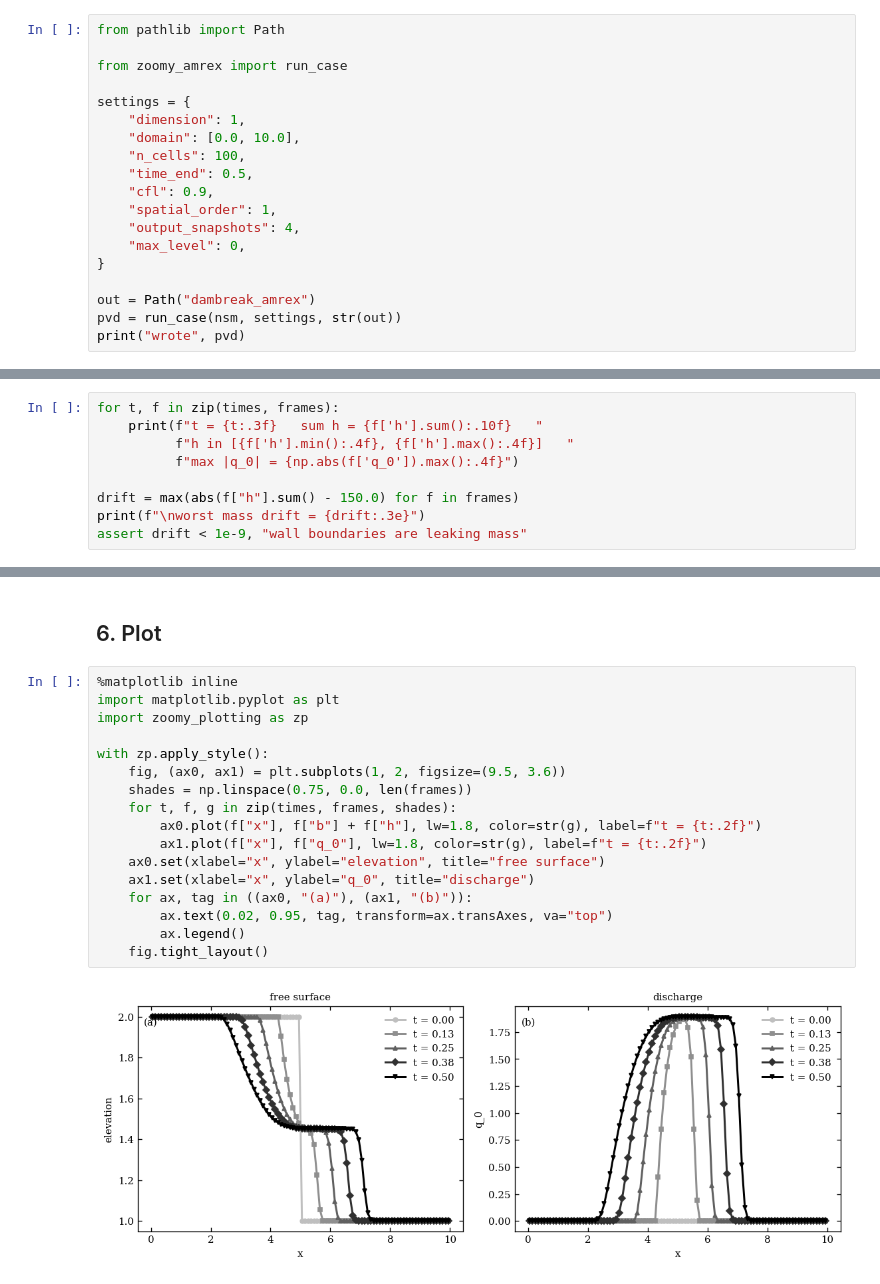
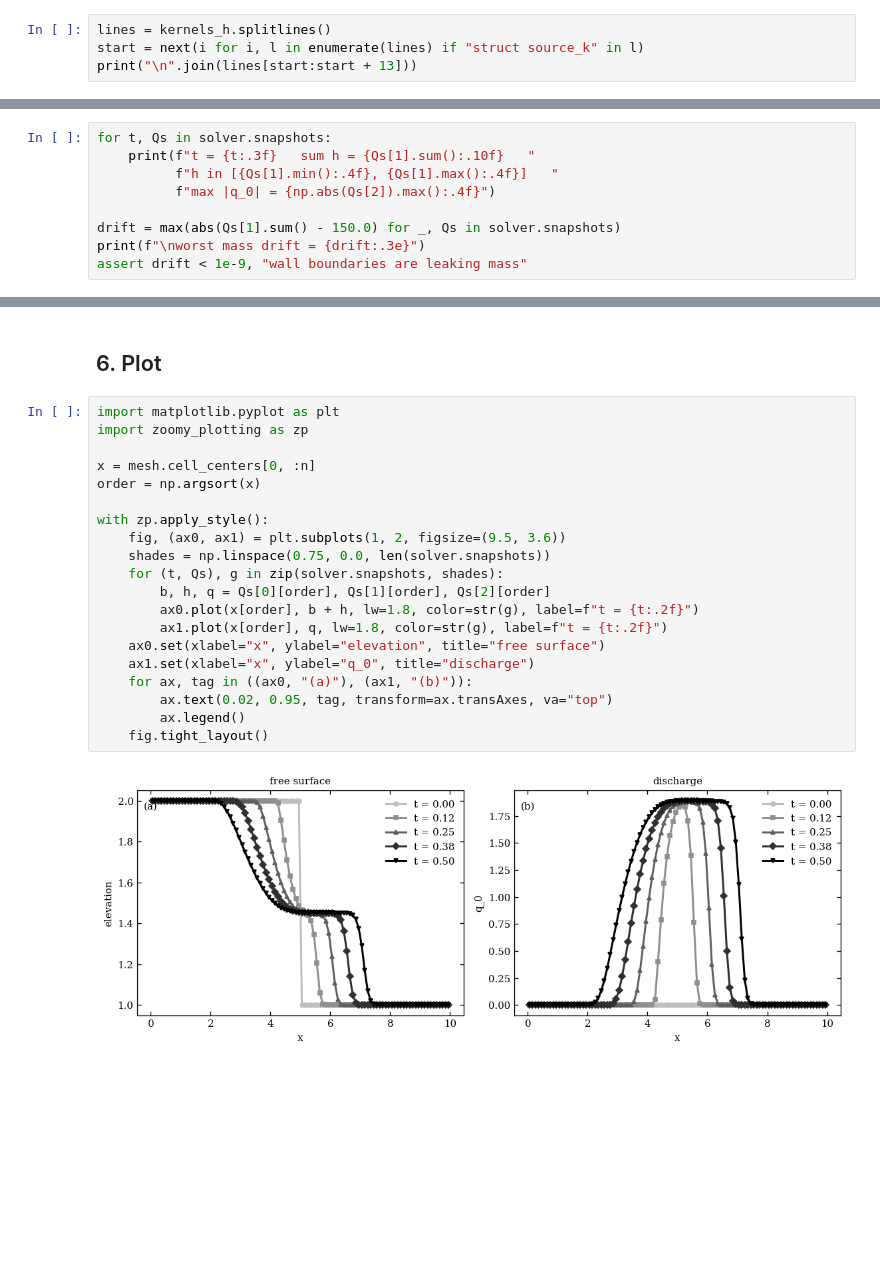
Before and after one commit to ZoomyLab/Zoomy, a Jupyter notebook: tutorials/amrex/minimal.ipynb, the cells around one changed output, grey strips where cells are left out. Saved outputs shown, nothing was run; the diff lists cells and outputs as text; blank space fills up the shorter version.

```diff
--- a/tutorials/amrex/minimal.ipynb
+++ b/tutorials/amrex/minimal.ipynb
@@ -213,20 +201,5 @@ deleting.
 # %%
-from pathlib import Path
-
-from zoomy_amrex import run_case
-
-settings = {
-    "dimension": 1,
-    "domain": [0.0, 10.0],
-    "n_cells": 100,
-    "time_end": 0.5,
-    "cfl": 0.9,
-    "spatial_order": 1,
-    "output_snapshots": 4,
-    "max_level": 0,
-}
-
-out = Path("dambreak_amrex")
-pvd = run_case(nsm, settings, str(out))
-print("wrote", pvd)
+lines = kernels_h.splitlines()
+start = next(i for i, l in enumerate(lines) if "struct source_k" in l)
+print("\n".join(lines[start:start + 13]))
 # %% [output]
@@ -297,12 +236,12 @@ print(f"{len(frames)} snapshots at t =", [round(t, 3) for t in times])
 The box is closed, so mass must be conserved: 100 cells over `x in [0, 10]`,
 half at `h = 2` and half at `h = 1`, gives 150.
 # %%
-for t, f in zip(times, frames):
-    print(f"t = {t:.3f}   sum h = {f['h'].sum():.10f}   "
-          f"h in [{f['h'].min():.4f}, {f['h'].max():.4f}]   "
-          f"max |q_0| = {np.abs(f['q_0']).max():.4f}")
+for t, Qs in solver.snapshots:
+    print(f"t = {t:.3f}   sum h = {Qs[1].sum():.10f}   "
+          f"h in [{Qs[1].min():.4f}, {Qs[1].max():.4f}]   "
+          f"max |q_0| = {np.abs(Qs[2]).max():.4f}")
 
-drift = max(abs(f["h"].sum() - 150.0) for f in frames)
+drift = max(abs(Qs[1].sum() - 150.0) for _, Qs in solver.snapshots)
 print(f"\nworst mass drift = {drift:.3e}")
 assert drift < 1e-9, "wall boundaries are leaking mass"
 # %% [output]
@@ -316,24 +255,27 @@ worst mass drift = 0.000e+00
 # %% [markdown]
 ## 6. Plot
 # %%
-%matplotlib inline
 import matplotlib.pyplot as plt
 import zoomy_plotting as zp
 
+x = mesh.cell_centers[0, :n]
+order = np.argsort(x)
+
 with zp.apply_style():
     fig, (ax0, ax1) = plt.subplots(1, 2, figsize=(9.5, 3.6))
-    shades = np.linspace(0.75, 0.0, len(frames))
-    for t, f, g in zip(times, frames, shades):
-        ax0.plot(f["x"], f["b"] + f["h"], lw=1.8, color=str(g), label=f"t = {t:.2f}")
-        ax1.plot(f["x"], f["q_0"], lw=1.8, color=str(g), label=f"t = {t:.2f}")
+    shades = np.linspace(0.75, 0.0, len(solver.snapshots))
+    for (t, Qs), g in zip(solver.snapshots, shades):
+        b, h, q = Qs[0][order], Qs[1][order], Qs[2][order]
+        ax0.plot(x[order], b + h, lw=1.8, color=str(g), label=f"t = {t:.2f}")
+        ax1.plot(x[order], q, lw=1.8, color=str(g), label=f"t = {t:.2f}")
     ax0.set(xlabel="x", ylabel="elevation", title="free surface")
     ax1.set(xlabel="x", ylabel="q_0", title="discharge")
     for ax, tag in ((ax0, "(a)"), (ax1, "(b)")):
         ax.text(0.02, 0.95, tag, transform=ax.transAxes, va="top")
         ax.legend()
     fig.tight_layout()
 # %% [output]
-[figure, old version]
+[figure, new version]
 # %% [markdown]
 ## Going further
 
```
Also changed, not shown: parts of 15 cells of this notebook, 12 other files.
